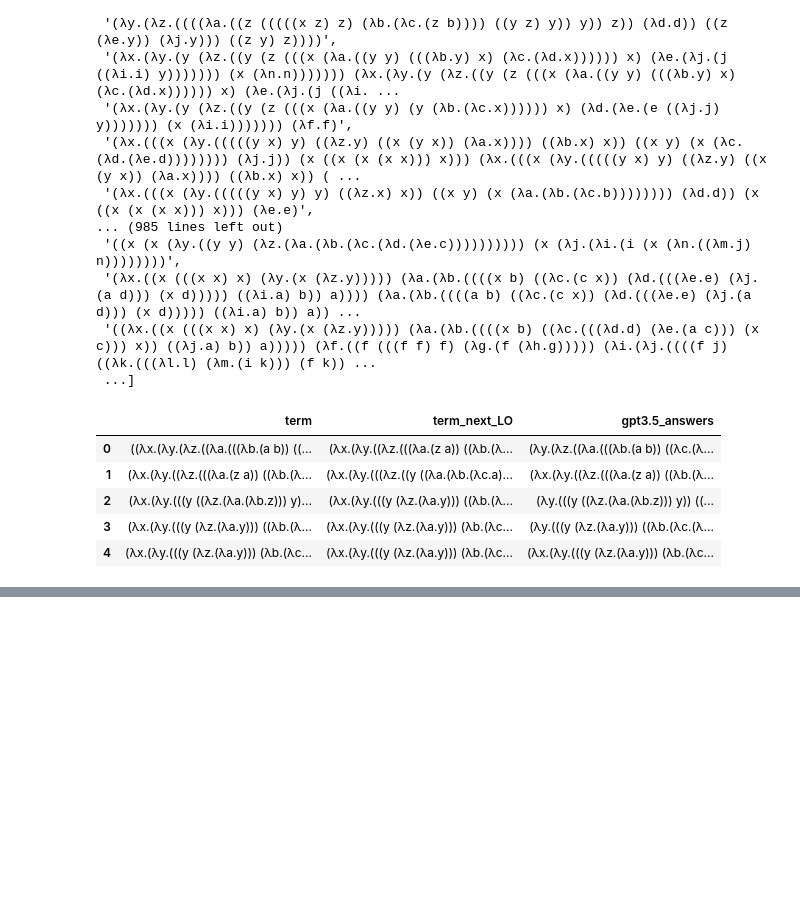
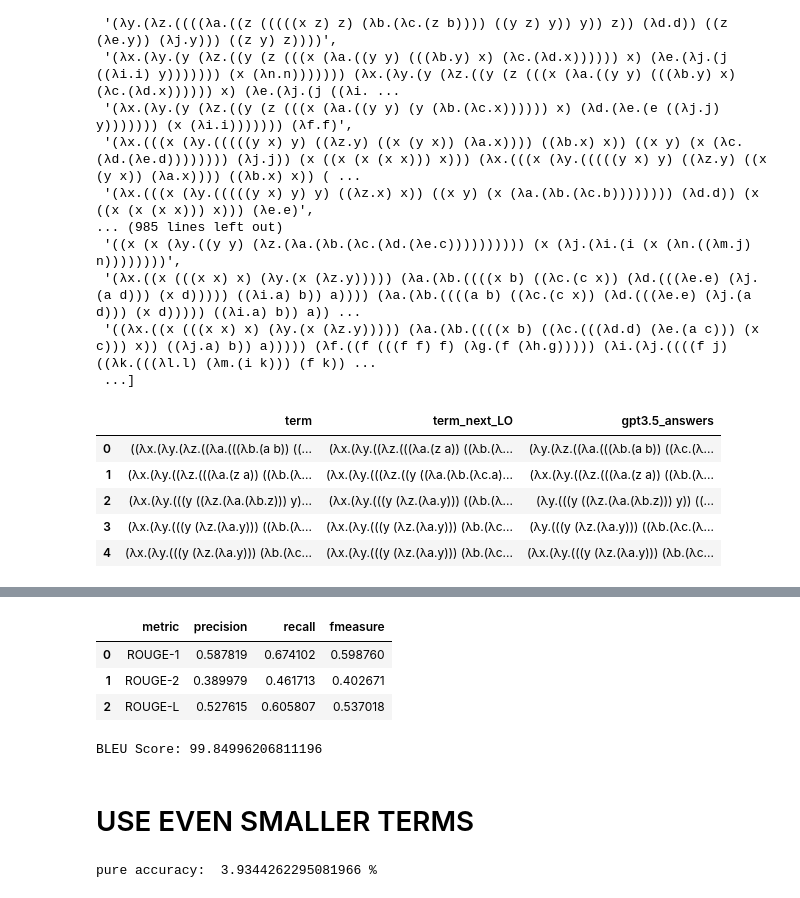
Before and after one commit to alex-deineha/pure-calculus, a Jupyter notebook: src/tests_20_openai/lambda-term-gpt3.5-next-step.ipynb, the cells around one changed output, grey strips where cells are left out. Cells and saved outputs as stored; diff of their text form; code cells hidden in the pictures; blank space fills up the shorter version.

Commit message:
Added ROUGE-1, ROUGE-2 and ROUGE-L metrics. Also compared results with GPT-4 model outputs.

```diff
--- a/src/tests_20_openai/lambda-term-gpt3.5-next-step.ipynb
+++ b/src/tests_20_openai/lambda-term-gpt3.5-next-step.ipynb
@@ -144,0 +163,7 @@ df_reduced.to_csv("./data/gpt3.5_answers.csv", index=False)
+# %%
+scorer = rouge_scorer.RougeScorer(['rouge1', 'rouge2', 'rougeL'], use_stemmer=True)
+
+scores = []
+for ref_term, sys_term in zip(df_reduced["term_next_LO"].tolist(), df_reduced["gpt3.5_answers"].tolist()):
+    score = scorer.score(ref_term, sys_term)
+    scores.append(score)
@@ -144,0 +190,42 @@ df_reduced.to_csv("./data/gpt3.5_answers.csv", index=False)
+# %%
+avg_scores = {
+    "metric": ["ROUGE-1", "ROUGE-2", "ROUGE-L"],
+    "precision": [0.0, 0.0, 0.0],
+    "recall": [0.0, 0.0, 0.0],
+    "fmeasure": [0.0, 0.0, 0.0],
+}
+
+for score in scores:
+    avg_scores["precision"][0] += score["rouge1"].precision
+    avg_scores["precision"][1] += score["rouge2"].precision
+    avg_scores["precision"][2] += score["rougeL"].precision
+
+    avg_scores["recall"][0] += score["rouge1"].recall
+    avg_scores["recall"][1] += score["rouge2"].recall
+    avg_scores["recall"][2] += score["rougeL"].recall
+
+    avg_scores["fmeasure"][0] += score["rouge1"].fmeasure
+    avg_scores["fmeasure"][1] += score["rouge2"].fmeasure
+    avg_scores["fmeasure"][2] += score["rougeL"].fmeasure
+
+for key_ in ("precision", "recall", "fmeasure"):
+    avg_scores[key_][0] /= len(scores)
+    avg_scores[key_][1] /= len(scores)
+    avg_scores[key_][2] /= len(scores)
+
+pd.DataFrame(avg_scores).head()
+# %% [output]
+|  | metric | precision | recall | fmeasure |
+| 0 | ROUGE-1 | 0.587819 | 0.674102 | 0.598760 |
+| 1 | ROUGE-2 | 0.389979 | 0.461713 | 0.402671 |
+| 2 | ROUGE-L | 0.527615 | 0.605807 | 0.537018 |
+# %%
+references = [[ref_term, sys_term] for ref_term, sys_term in zip(df_reduced["term_next_LO"].tolist(), df_reduced["gpt3.5_answers"].tolist())]
+candidate = df_reduced["term_next_LO"].tolist()
+
+bleu = sacrebleu.corpus_bleu(candidate, references)
+print("BLEU Score:", bleu.score)
+# %% [output]
+BLEU Score: 99.84996206811196
+# %% [markdown]
+# USE EVEN SMALLER TERMS
@@ -144,0 +236,10 @@ df_reduced.to_csv("./data/gpt3.5_answers.csv", index=False)
+# %%
+true_count = 0
+
+for next_term, next_pred_term in zip(df_more_reduced["term_next_LO"], df_more_reduced["gpt3.5_answers"]):
+    if next_term == next_pred_term:
+        true_count += 1
+
+print("pure accuracy: ", true_count * 100 / len(df_more_reduced), "%")
+# %% [output]
+pure accuracy:  3.9344262295081966 %
```
Also changed, not shown: parts of 10 cells of this notebook, 1 other file.
